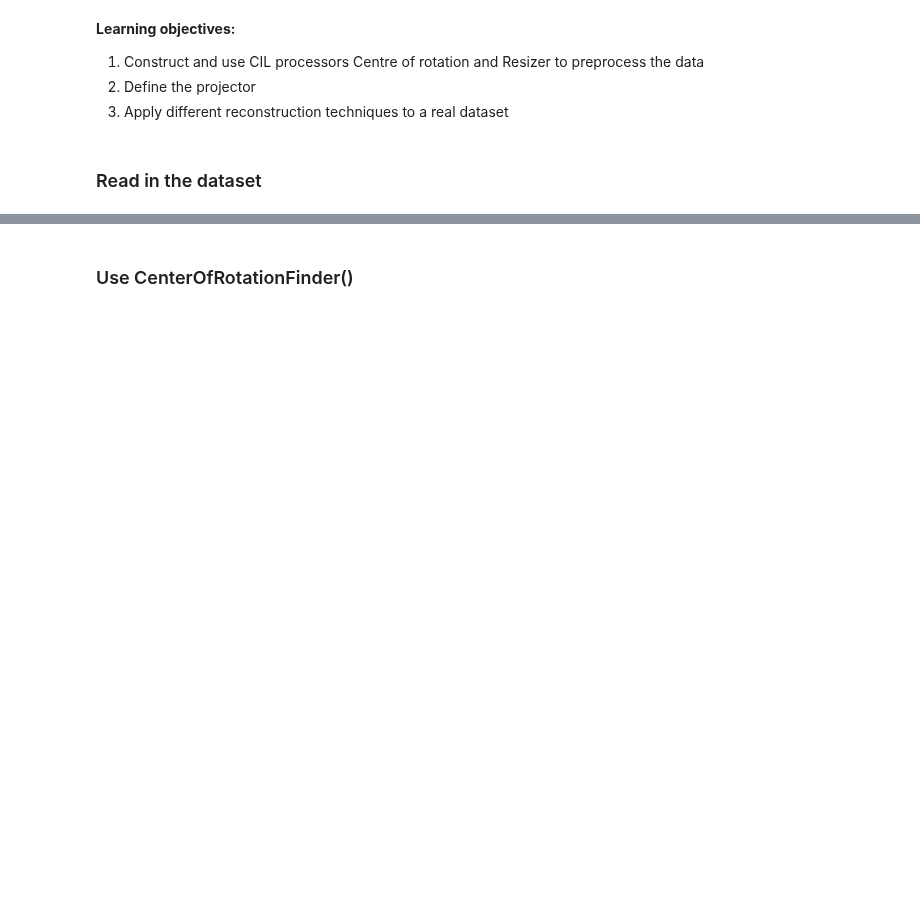
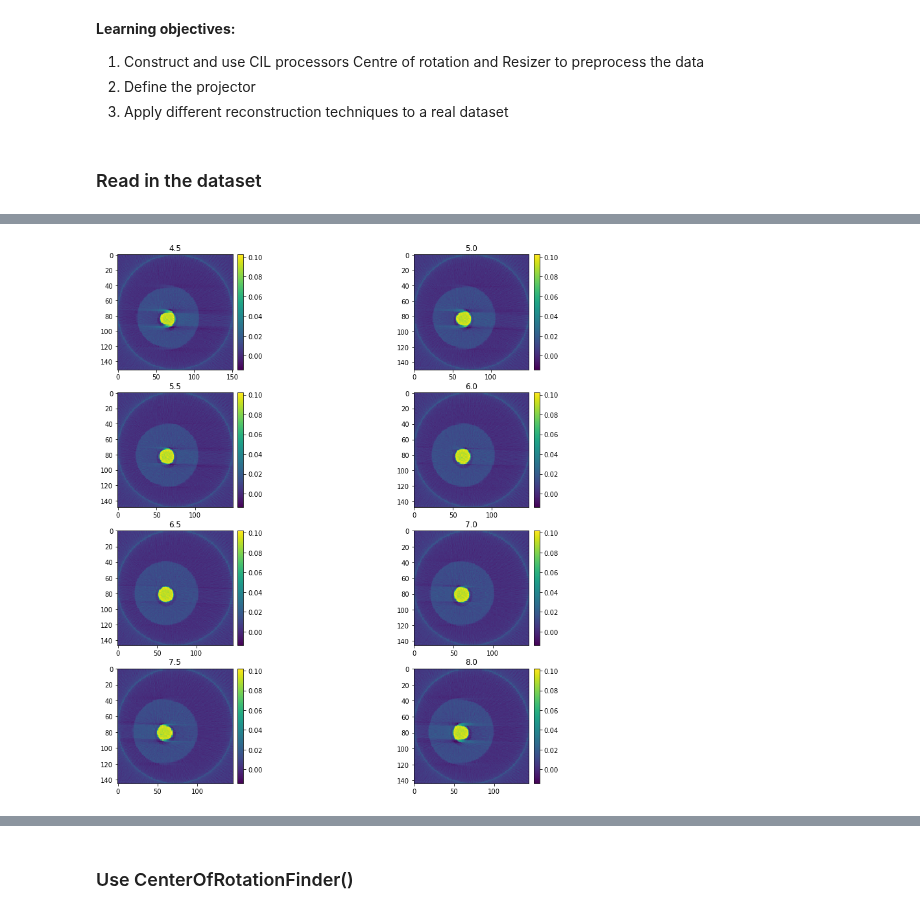
Before and after one commit to paskino/CIL-Demos, a Jupyter notebook: Notebooks/ex03_3D_diamond_dataset.ipynb, the cells around one changed output, grey strips where cells are left out. Saved outputs shown, nothing was run; the diff lists cells and outputs as text; code cells hidden in the pictures; blank space fills up the shorter version.

```diff
--- a/Notebooks/ex03_3D_diamond_dataset.ipynb
+++ b/Notebooks/ex03_3D_diamond_dataset.ipynb
@@ -85,8 +83,0 @@ Use the processor Resizer()
-# %%
-start_row = 1
-end_row = data_raw.shape[1]
-roi_crop = [-1,(start_row, end_row),-1]
-# %%
-resizer = Resizer(roi=roi_crop)
-resizer.set_input(data_raw)
-data_cropped = resizer.get_output()
@@ -104,0 +92,34 @@ interactive(children=(IntSlider(value=0, continuous_update=False, description='x
+# %%
+title = []
+results = []
+
+data_transposed = data.subset(dimensions=['vertical','angle','horizontal'])
+data_transposed.geometry.angles = data.geometry.angles * np.pi /180.
+
+slice_num = 80
+
+for n in range(9,17):
+    roi_crop = [-1,-1,(n, data_transposed.shape[2])]
+    resizer = Resizer(roi=roi_crop)
+    resizer.set_input(data_transposed)
+    data_cor = resizer.get_output()
+
+    # Create Acquisition Geometry
+    ag = data_cor.geometry.clone()
+
+    # Create Image Geometry
+    ig = ImageGeometry(voxel_num_x=ag.pixel_num_h,
+                   voxel_num_y=ag.pixel_num_h,
+                   voxel_num_z=ag.pixel_num_v)
+
+    #Initialise the processor
+    fbp = FBP(ig, ag, device='gpu')
+    fbp.set_input(data_cor)
+    FBP_output = fbp.get_output()
+
+    title.append(n/2)
+    results.append(FBP_output.as_array()[slice_num,:,:])
+
+plotter2D(results,title,fix_range=True)
+# %% [output]
+[figure, added]
```
Also changed, not shown: parts of 45 cells of this notebook.
